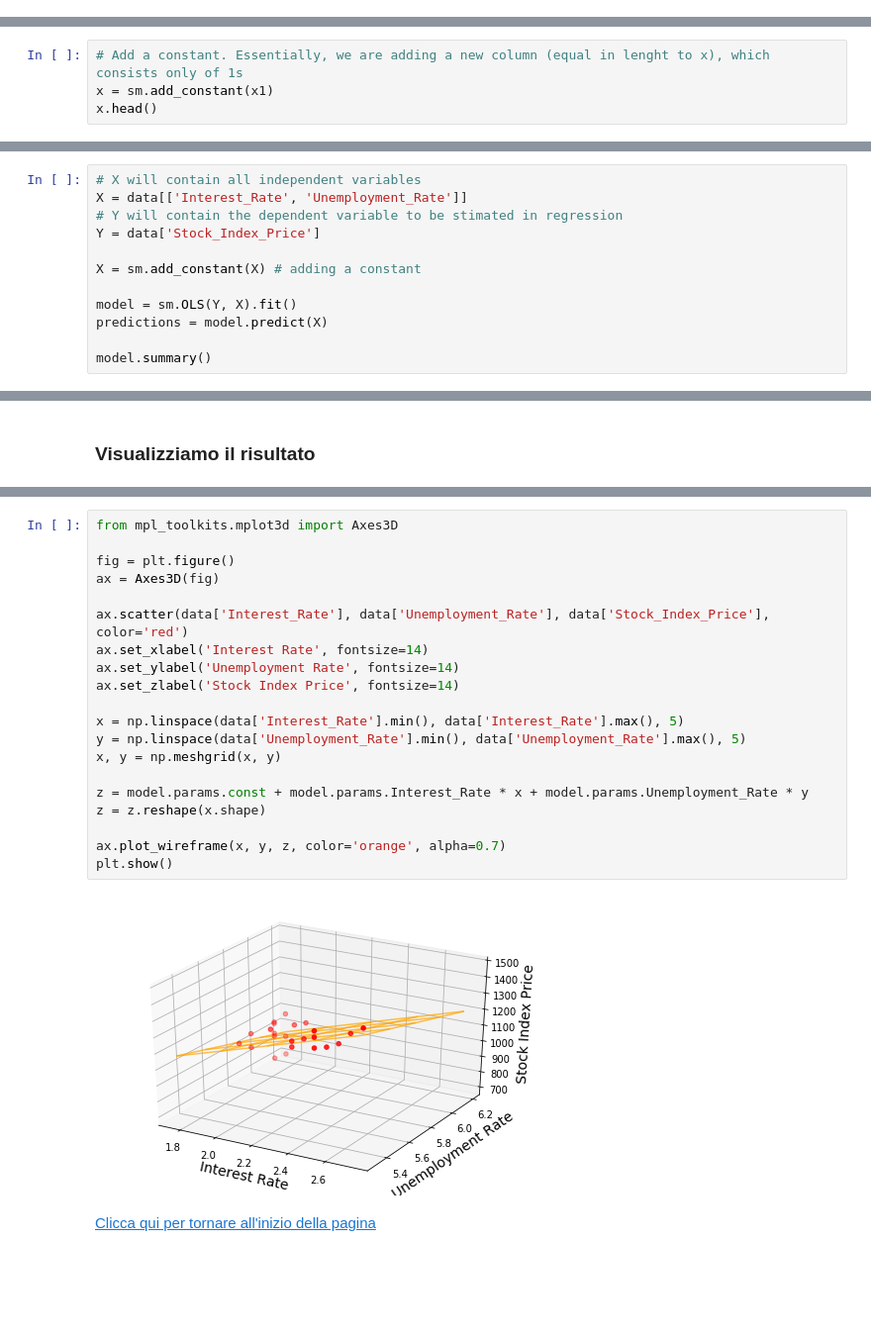
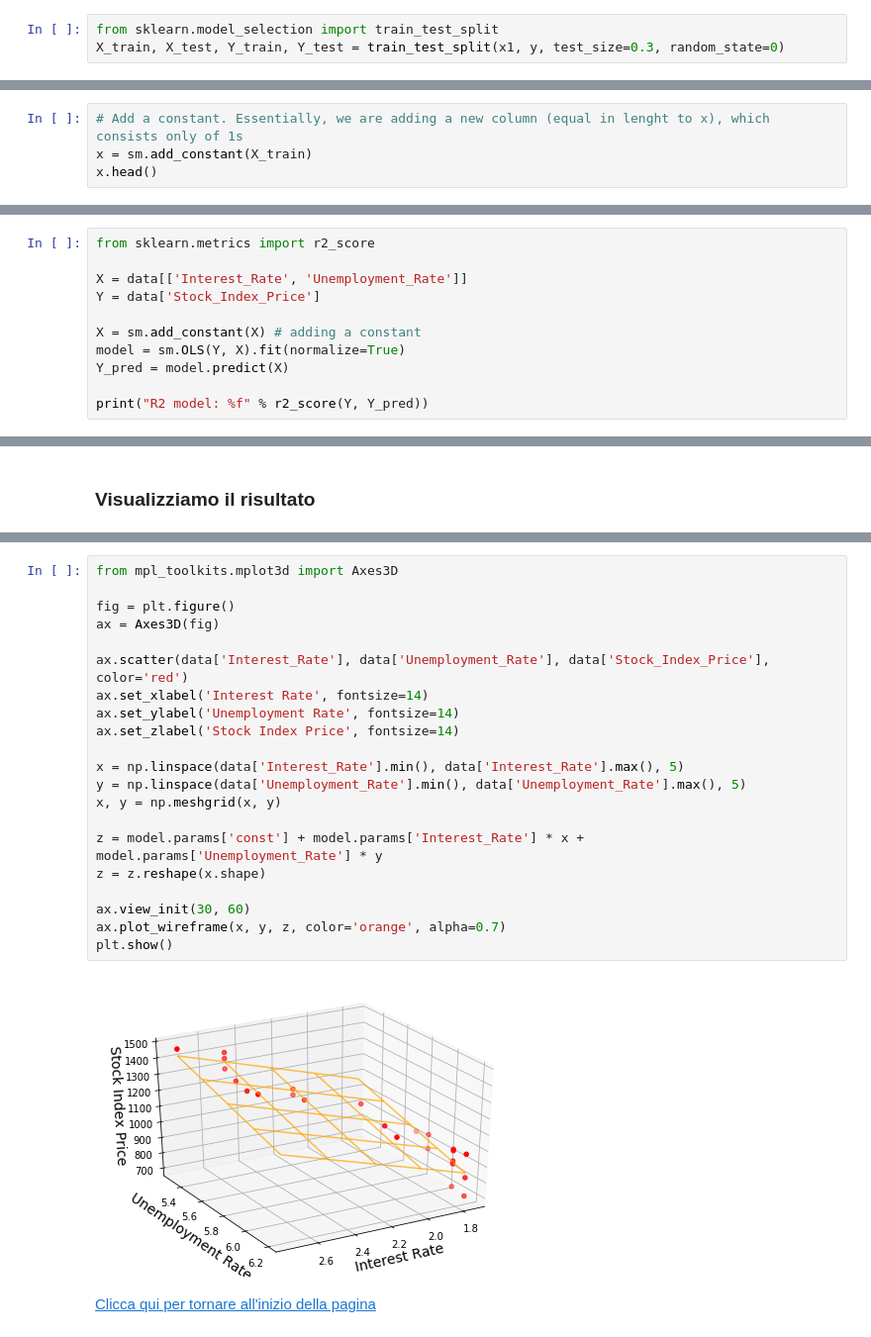
Before and after one commit to PietroDS/DataScience-HEP, a Jupyter notebook: Lezioni/Lezione 3.A - Regressione.ipynb, the cells around one changed output, grey strips where cells are left out. Shown: that part at 99% size. Cells and saved outputs as stored; diff of their text form; blank space fills up the shorter version.

```diff
--- a/Lezioni/Lezione 3.A - Regressione.ipynb
+++ b/Lezioni/Lezione 3.A - Regressione.ipynb
@@ -109,0 +116,3 @@ plt.show()
+# %%
+from sklearn.model_selection import train_test_split
+X_train, X_test, Y_train, Y_test = train_test_split(x1, y, test_size=0.3, random_state=0)
@@ -131,7 +145,7 @@ class OLS(WLS)
  |      Names of exogenous variables
 # %%
 # Add a constant. Essentially, we are adding a new column (equal in lenght to x), which consists only of 1s
-x = sm.add_constant(x1)
+x = sm.add_constant(X_train)
 x.head()
 # %% [output]
 |  | const | SAT |
@@ -314,13 +400,12 @@ Passiamo ora a realizzare la regressione lineare con pyhton:
 # %%
-# X will contain all independent variables
+from sklearn.metrics import r2_score
+
 X = data[['Interest_Rate', 'Unemployment_Rate']]
-# Y will contain the dependent variable to be stimated in regression
 Y = data['Stock_Index_Price']
 
 X = sm.add_constant(X) # adding a constant
+model = sm.OLS(Y, X).fit(normalize=True)
+Y_pred = model.predict(X)
 
-model = sm.OLS(Y, X).fit()
-predictions = model.predict(X)
-
-model.summary()
+print("R2 model: %f" % r2_score(Y, Y_pred))
 # %% [output]
@@ -378,24 +480,25 @@ Predicted Stock Index Price:
 # %%
 from mpl_toolkits.mplot3d import Axes3D
 
 fig = plt.figure()
 ax = Axes3D(fig)
 
 ax.scatter(data['Interest_Rate'], data['Unemployment_Rate'], data['Stock_Index_Price'], color='red')
 ax.set_xlabel('Interest Rate', fontsize=14)
 ax.set_ylabel('Unemployment Rate', fontsize=14)
 ax.set_zlabel('Stock Index Price', fontsize=14)
 
 x = np.linspace(data['Interest_Rate'].min(), data['Interest_Rate'].max(), 5)
 y = np.linspace(data['Unemployment_Rate'].min(), data['Unemployment_Rate'].max(), 5)
 x, y = np.meshgrid(x, y)
 
-z = model.params.const + model.params.Interest_Rate * x + model.params.Unemployment_Rate * y
+z = model.params['const'] + model.params['Interest_Rate'] * x + model.params['Unemployment_Rate'] * y
 z = z.reshape(x.shape)
 
+ax.view_init(30, 60)
 ax.plot_wireframe(x, y, z, color='orange', alpha=0.7)
 plt.show()
 # %% [output]
-[figure, old version]
+[figure, new version]
 # %% [markdown]
 [Clicca qui per tornare all'inizio della pagina](#start)<a id='start'></a>
```
Also changed, not shown: parts of 28 cells of this notebook.
